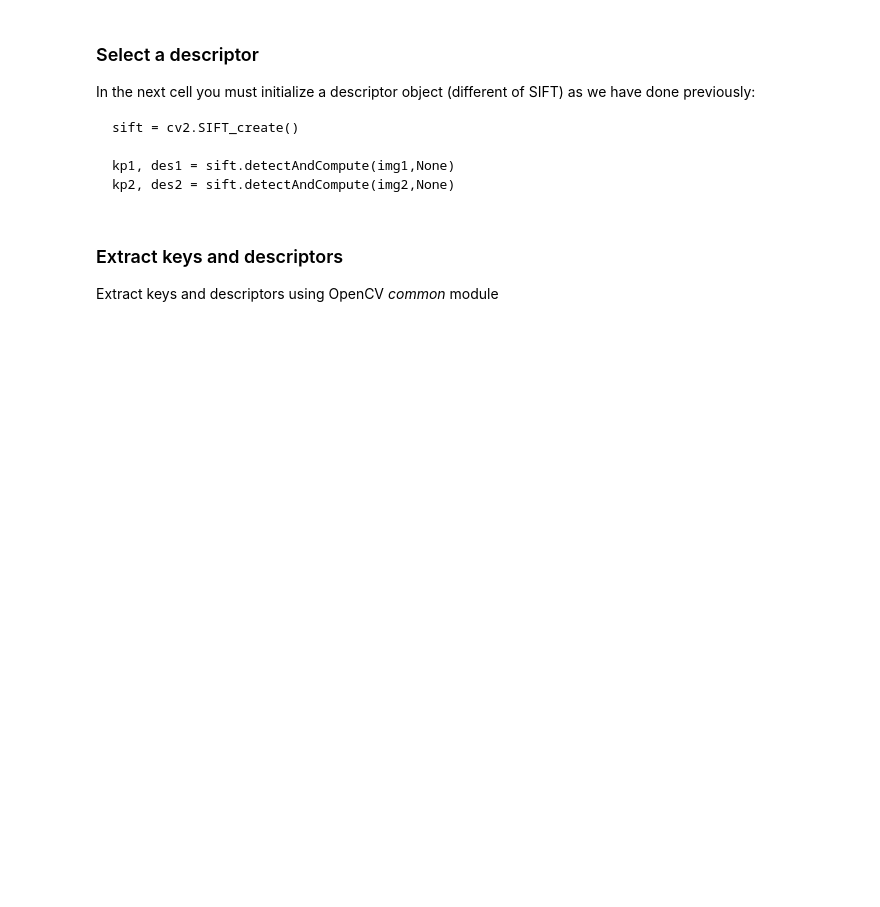
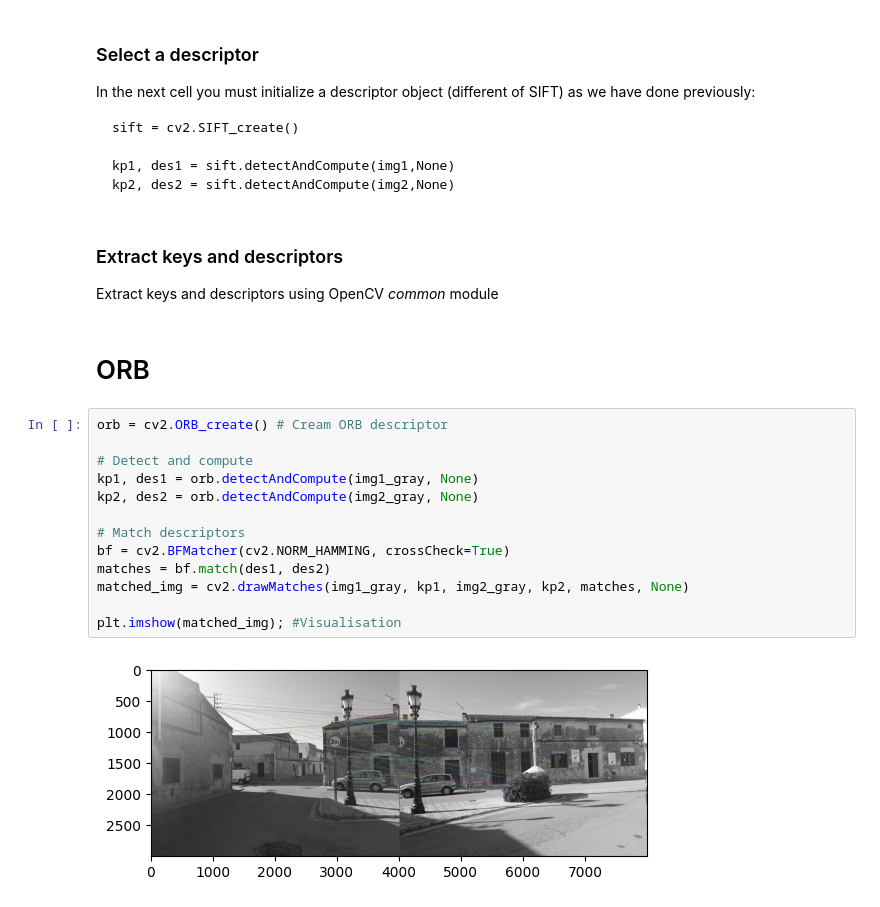
Before and after one commit to pedromartip/Computer-vision-and-3D-reconstruction, a Jupyter notebook: 07a-MatchDescriptors/7a-MatchDescriptors.ipynb, the cells around one changed output. Saved outputs shown, nothing was run; the diff lists cells and outputs as text; blank space fills up the shorter version.

```diff
--- a/07a-MatchDescriptors/7a-MatchDescriptors.ipynb
+++ b/07a-MatchDescriptors/7a-MatchDescriptors.ipynb
@@ -134,3 +172,20 @@ kp2, des2 = sift.detectAndCompute(img2,None)
 ### Extract keys and descriptors
 
 Extract keys and descriptors using OpenCV *common* module
+# %% [markdown]
+# ORB
+# %%
+orb = cv2.ORB_create() # Cream ORB descriptor
+
+# Detect and compute
+kp1, des1 = orb.detectAndCompute(img1_gray, None)
+kp2, des2 = orb.detectAndCompute(img2_gray, None)
+
+# Match descriptors
+bf = cv2.BFMatcher(cv2.NORM_HAMMING, crossCheck=True)
+matches = bf.match(des1, des2)
+matched_img = cv2.drawMatches(img1_gray, kp1, img2_gray, kp2, matches, None)
+
+plt.imshow(matched_img); #Visualisation
+# %% [output]
+[figure, added]
```
Also changed, not shown: parts of 14 cells of this notebook, 3 other files.
